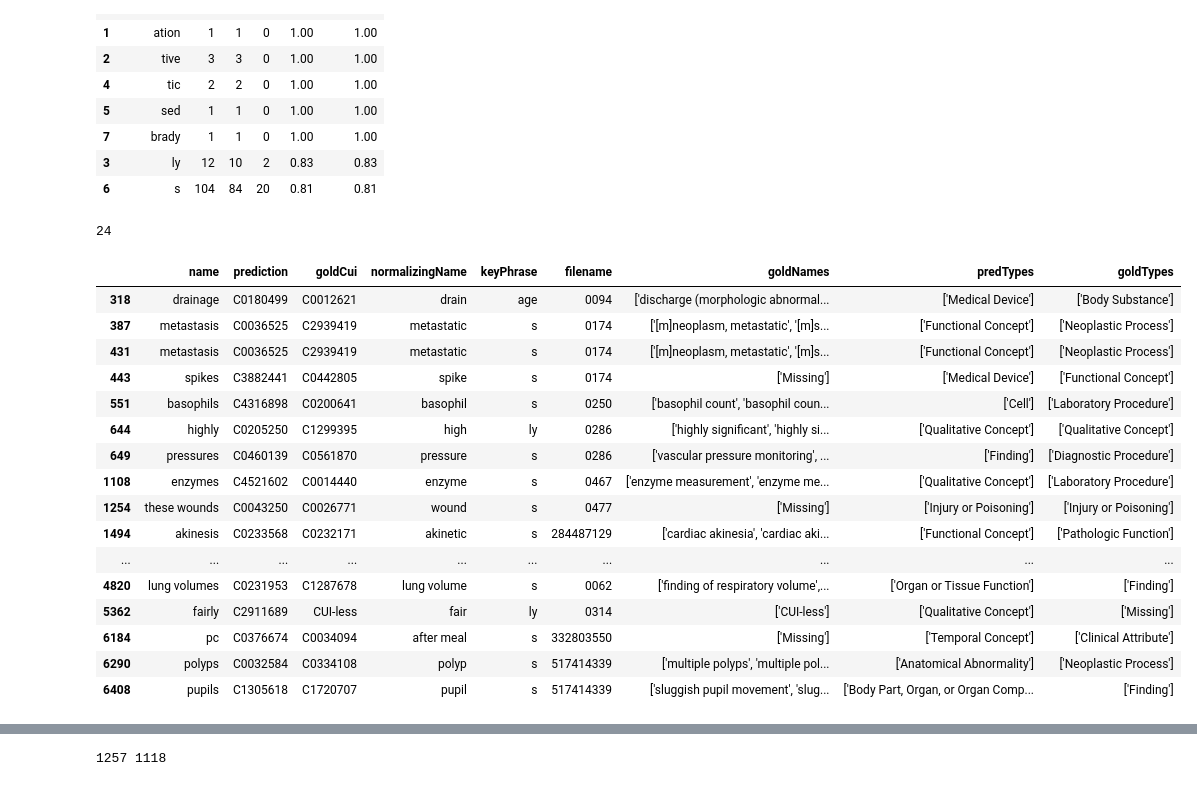
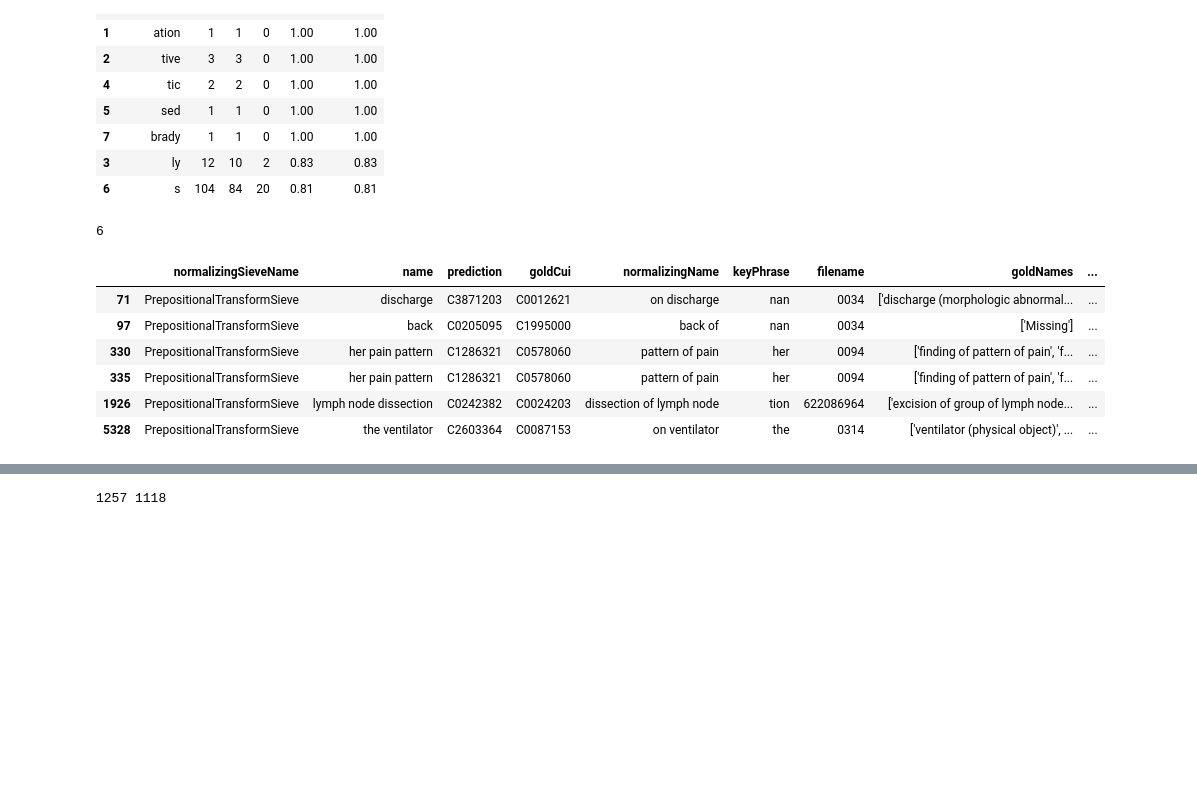
Before and after one commit to etfrenchvcu/disorder-normalizer, a Jupyter notebook: scripts/evaluate.ipynb, the cells around one changed output, grey strips where cells are left out. Cells and saved outputs as stored; diff of their text form; code cells hidden in the pictures; blank space fills up the shorter version.

```diff
--- a/scripts/evaluate.ipynb
+++ b/scripts/evaluate.ipynb
@@ -174,32 +174,22 @@ stratifyByCol(normalized[normalized.normalizingSieveName=='SuffixationSieve'], '
 | 3 | ly | 12 | 10 | 2 | 0.83 | 0.83 |
 | 6 | s | 104 | 84 | 20 | 0.81 | 0.81 |
 # %%
-remove = ['normalized','normalizingSource','normalizingSieveName']#,'goldTypes','predTypes'
+remove = ['normalized','normalizingSource']#,'normalizingSieveName','goldTypes','predTypes'
 errors = analysis[(results.prediction != results.goldCui) & (results.normalized==True)]
 # errors = errors[(errors.normalizingSource=='standardTerminology') & (errors.normalizingSieveName=='SuffixationSieve')]
-errors = errors[errors.normalizingSieveName=='SuffixationSieve']
+errors = errors[errors.normalizingSieveName=='PrepositionalTransformSieve']
 errors = errors.loc[:, ~errors.columns.isin(remove)]
 print(len(errors))
 errors.style.set_properties(subset=['goldNames'], **{'width': '1000px'})
 # %% [output]
-24
+6
-|  | name | prediction | goldCui | normalizingName | keyPhrase | filename | goldNames | predTypes | goldTypes |
-| 318 | drainage | C0180499 | C0012621 | drain | age | 0094 | ['discharge (morphologic abnormal... | ['Medical Device'] | ['Body Substance'] |
-| 387 | metastasis | C0036525 | C2939419 | metastatic | s | 0174 | ['[m]neoplasm, metastatic', '[m]s... | ['Functional Concept'] | ['Neoplastic Process'] |
-| 431 | metastasis | C0036525 | C2939419 | metastatic | s | 0174 | ['[m]neoplasm, metastatic', '[m]s... | ['Functional Concept'] | ['Neoplastic Process'] |
-| 443 | spikes | C3882441 | C0442805 | spike | s | 0174 | ['Missing'] | ['Medical Device'] | ['Functional Concept'] |
-| 551 | basophils | C4316898 | C0200641 | basophil | s | 0250 | ['basophil count', 'basophil coun... | ['Cell'] | ['Laboratory Procedure'] |
-| 644 | highly | C0205250 | C1299395 | high | ly | 0286 | ['highly significant', 'highly si... | ['Qualitative Concept'] | ['Qualitative Concept'] |
-| 649 | pressures | C0460139 | C0561870 | pressure | s | 0286 | ['vascular pressure monitoring', ... | ['Finding'] | ['Diagnostic Procedure'] |
-| 1108 | enzymes | C4521602 | C0014440 | enzyme | s | 0467 | ['enzyme measurement', 'enzyme me... | ['Qualitative Concept'] | ['Laboratory Procedure'] |
-| 1254 | these wounds | C0043250 | C0026771 | wound | s | 0477 | ['Missing'] | ['Injury or Poisoning'] | ['Injury or Poisoning'] |
-| 1494 | akinesis | C0233568 | C0232171 | akinetic | s | 284487129 | ['cardiac akinesia', 'cardiac aki... | ['Functional Concept'] | ['Pathologic Function'] |
-| ... | ... | ... | ... | ... | ... | ... | ... | ... | ... |
-| 4820 | lung volumes | C0231953 | C1287678 | lung volume | s | 0062 | ['finding of respiratory volume',... | ['Organ or Tissue Function'] | ['Finding'] |
-| 5362 | fairly | C2911689 | CUI-less | fair | ly | 0314 | ['CUI-less'] | ['Qualitative Concept'] | ['Missing'] |
-| 6184 | pc | C0376674 | C0034094 | after meal | s | 332803550 | ['Missing'] | ['Temporal Concept'] | ['Clinical Attribute'] |
-| 6290 | polyps | C0032584 | C0334108 | polyp | s | 517414339 | ['multiple polyps', 'multiple pol... | ['Anatomical Abnormality'] | ['Neoplastic Process'] |
-| 6408 | pupils | C1305618 | C1720707 | pupil | s | 517414339 | ['sluggish pupil movement', 'slug... | ['Body Part, Organ, or Organ Comp... | ['Finding'] |
+|  | normalizingSieveName | name | prediction | goldCui | normalizingName | keyPhrase | filename | goldNames | ... |
+| 71 | PrepositionalTransformSieve | discharge | C3871203 | C0012621 | on discharge | nan | 0034 | ['discharge (morphologic abnormal... | ... |
+| 97 | PrepositionalTransformSieve | back | C0205095 | C1995000 | back of | nan | 0034 | ['Missing'] | ... |
+| 330 | PrepositionalTransformSieve | her pain pattern | C1286321 | C0578060 | pattern of pain | her | 0094 | ['finding of pattern of pain', 'f... | ... |
+| 335 | PrepositionalTransformSieve | her pain pattern | C1286321 | C0578060 | pattern of pain | her | 0094 | ['finding of pattern of pain', 'f... | ... |
+| 1926 | PrepositionalTransformSieve | lymph node dissection | C0242382 | C0024203 | dissection of lymph node | tion | 622086964 | ['excision of group of lymph node... | ... |
+| 5328 | PrepositionalTransformSieve | the ventilator | C2603364 | C0087153 | on ventilator | the | 0314 | ['ventilator (physical object)', ... | ... |
 # %%
 # results = pd.read_csv(f'../{dataset}-data/output/results.txt',sep='\t')
 sieveResults(results)
```
Also changed, not shown: parts of 5 cells of this notebook, 3 other files.
